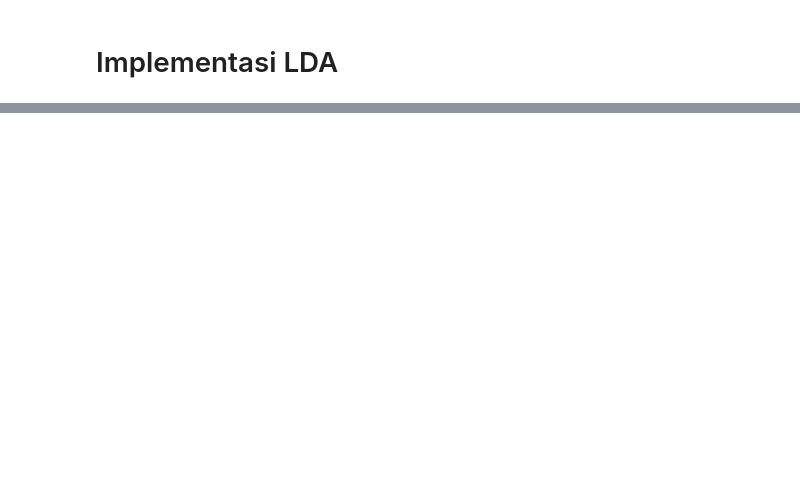
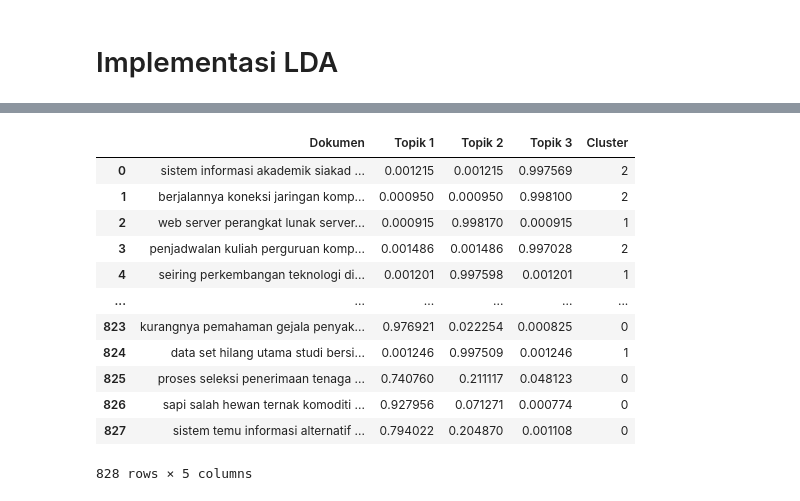
Before and after one commit to MeAdila/ppw, a Jupyter notebook: _sources/LDA.ipynb, the cells around one changed output, grey strips where cells are left out. Saved outputs shown, nothing was run; the diff lists cells and outputs as text; code cells hidden in the pictures; blank space fills up the shorter version.

```diff
--- a/_sources/LDA.ipynb
+++ b/_sources/LDA.ipynb
@@ -47,0 +80,24 @@ distribusi_kata_topik
+# %%
+import pandas as pd
+from sklearn.cluster import KMeans
+
+n_clusters = 3
+X = output_proporsi_TD[['Topik 1', 'Topik 2', 'Topik 3']]
+kmeans = KMeans(n_clusters=n_clusters)
+kmeans.fit(X)
+output_proporsi_TD['Cluster'] = kmeans.labels_
+output_proporsi_TD
+# %% [output]
+|  | Dokumen | Topik 1 | Topik 2 | Topik 3 | Cluster |
+| 0 | sistem informasi akademik siakad ... | 0.001215 | 0.001215 | 0.997569 | 2 |
+| 1 | berjalannya koneksi jaringan komp... | 0.000950 | 0.000950 | 0.998100 | 2 |
+| 2 | web server perangkat lunak server... | 0.000915 | 0.998170 | 0.000915 | 1 |
+| 3 | penjadwalan kuliah perguruan komp... | 0.001486 | 0.001486 | 0.997028 | 2 |
+| 4 | seiring perkembangan teknologi di... | 0.001201 | 0.997598 | 0.001201 | 1 |
+| ... | ... | ... | ... | ... | ... |
+| 823 | kurangnya pemahaman gejala penyak... | 0.976921 | 0.022254 | 0.000825 | 0 |
+| 824 | data set hilang utama studi bersi... | 0.001246 | 0.997509 | 0.001246 | 1 |
+| 825 | proses seleksi penerimaan tenaga ... | 0.740760 | 0.211117 | 0.048123 | 0 |
+| 826 | sapi salah hewan ternak komoditi ... | 0.927956 | 0.071271 | 0.000774 | 0 |
+| 827 | sistem temu informasi alternatif ... | 0.794022 | 0.204870 | 0.001108 | 0 |
+828 rows × 5 columns
```
Also changed, not shown: parts of 5 cells of this notebook, 21 other files.
